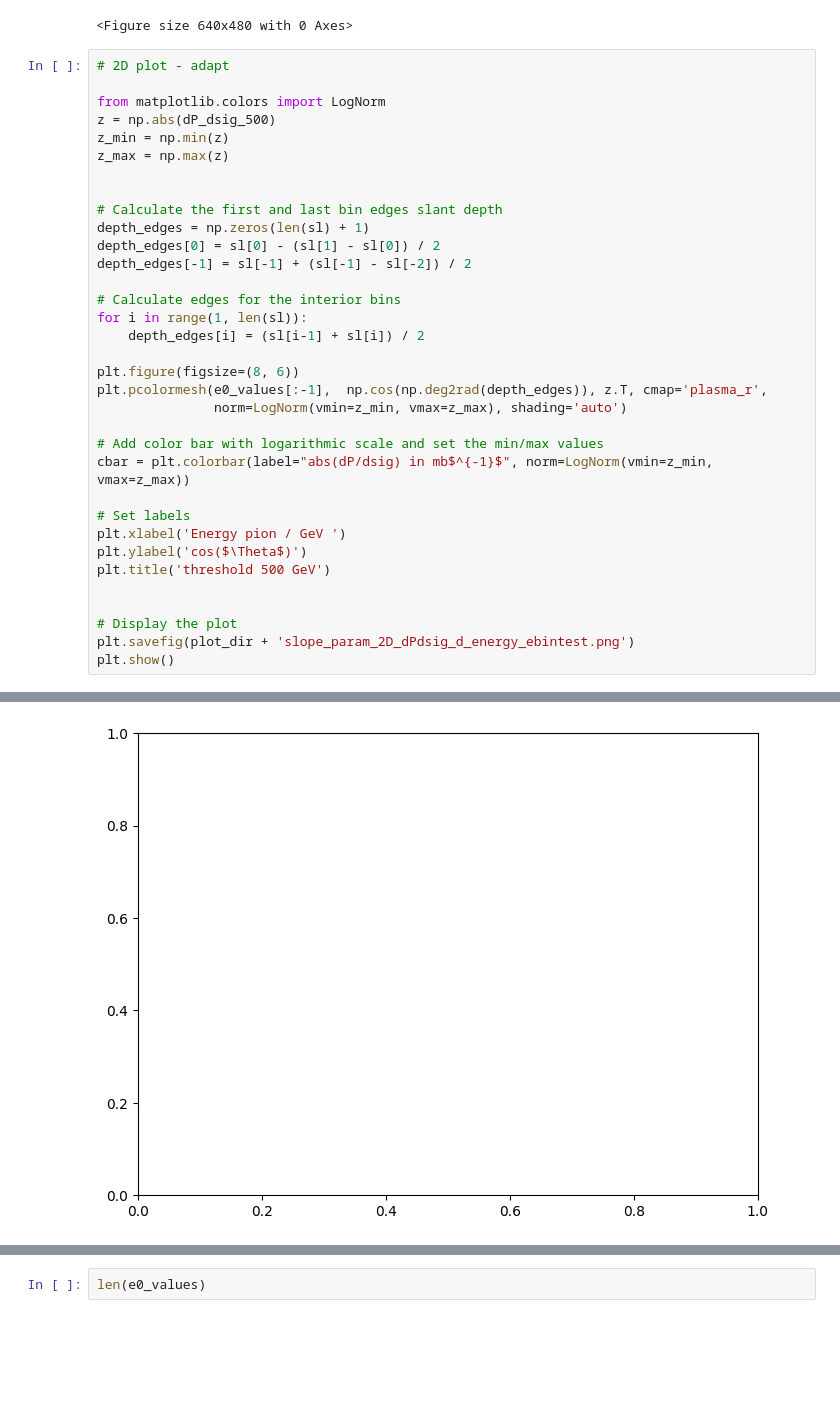
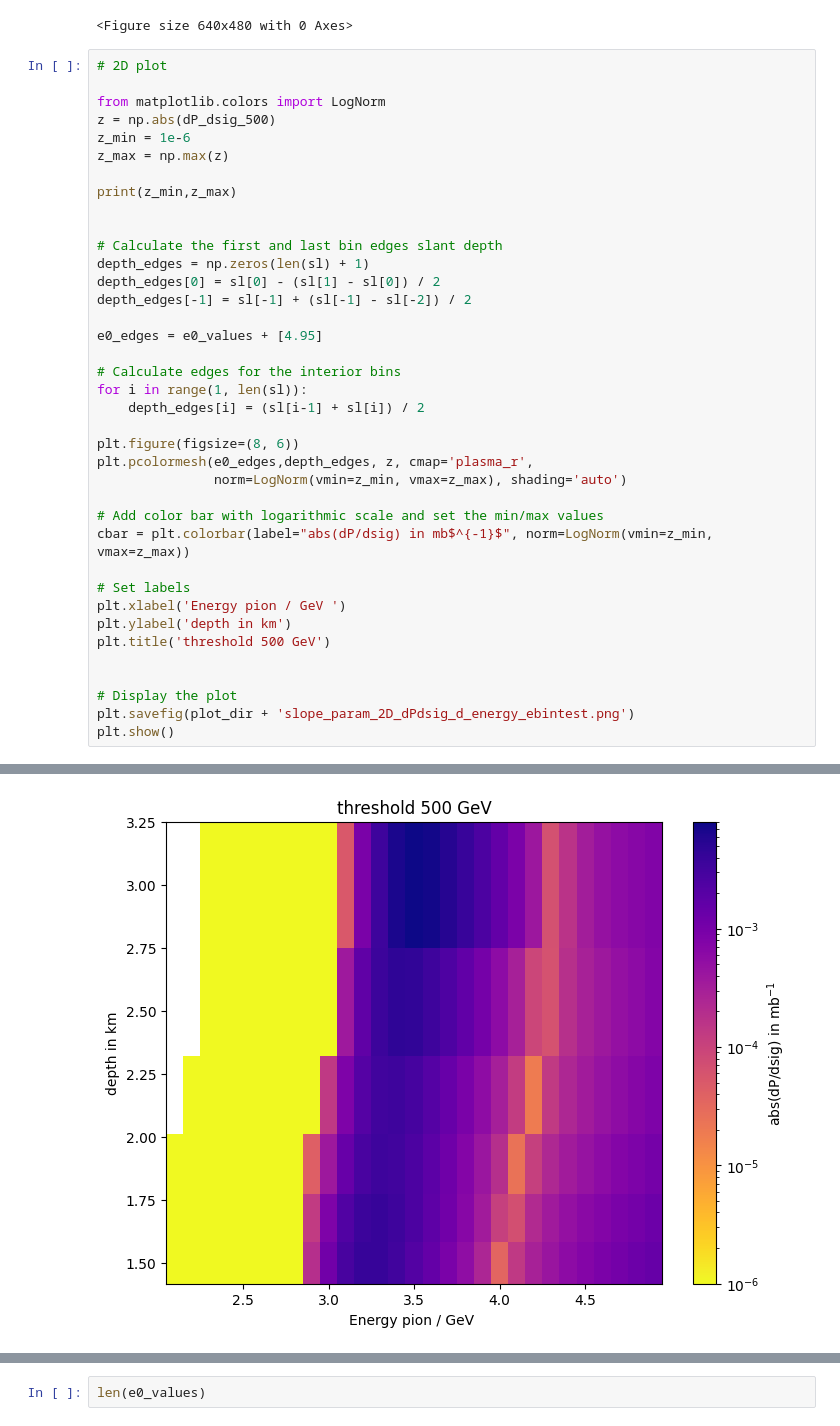
Before and after one commit to karohymon/cs-analysis, a Jupyter notebook: IceCube_diffuse_underground_bundles/slope_param_thresholdintegration.ipynb, the cells around one changed output, grey strips where cells are left out. Drawn from its saved outputs; the diff is of its cells as text; blank space fills up the shorter version.

Commit message:
finish 2d plots

```diff
--- a/IceCube_diffuse_underground_bundles/slope_param_thresholdintegration.ipynb
+++ b/IceCube_diffuse_underground_bundles/slope_param_thresholdintegration.ipynb
@@ -367,12 +367,14 @@ plt.clf()
 [figure]
 <Figure size 640x480 with 0 Axes>
 # %%
-# 2D plot - adapt
+# 2D plot
 
 from matplotlib.colors import LogNorm
 z = np.abs(dP_dsig_500)
-z_min = np.min(z)
+z_min = 1e-6
 z_max = np.max(z)
+
+print(z_min,z_max)
 
 
 # Calculate the first and last bin edges slant depth
@@ -380,12 +382,14 @@ depth_edges = np.zeros(len(sl) + 1)
 depth_edges[0] = sl[0] - (sl[1] - sl[0]) / 2
 depth_edges[-1] = sl[-1] + (sl[-1] - sl[-2]) / 2
 
+e0_edges = e0_values + [4.95]
+
 # Calculate edges for the interior bins
 for i in range(1, len(sl)):
     depth_edges[i] = (sl[i-1] + sl[i]) / 2
 
 plt.figure(figsize=(8, 6))
-plt.pcolormesh(e0_values[:-1],  np.cos(np.deg2rad(depth_edges)), z.T, cmap='plasma_r',
+plt.pcolormesh(e0_edges,depth_edges, z, cmap='plasma_r',
                norm=LogNorm(vmin=z_min, vmax=z_max), shading='auto')
 
 # Add color bar with logarithmic scale and set the min/max values
@@ -393,7 +397,7 @@ cbar = plt.colorbar(label="abs(dP/dsig) in mb$^{-1}$", norm=LogNorm(vmin=z_min,
 
 # Set labels
 plt.xlabel('Energy pion / GeV ')
-plt.ylabel('cos($\Theta$)')
+plt.ylabel('depth in km')
 plt.title('threshold 500 GeV')
 
 
@@ -405 +409 @@ TypeError: Dimensions of C (29, 6) should be one smaller than X(28) and Y(7) whi
-[figure, old version]
+[figure, new version]
```
Also changed, not shown: parts of 3 cells of this notebook.
